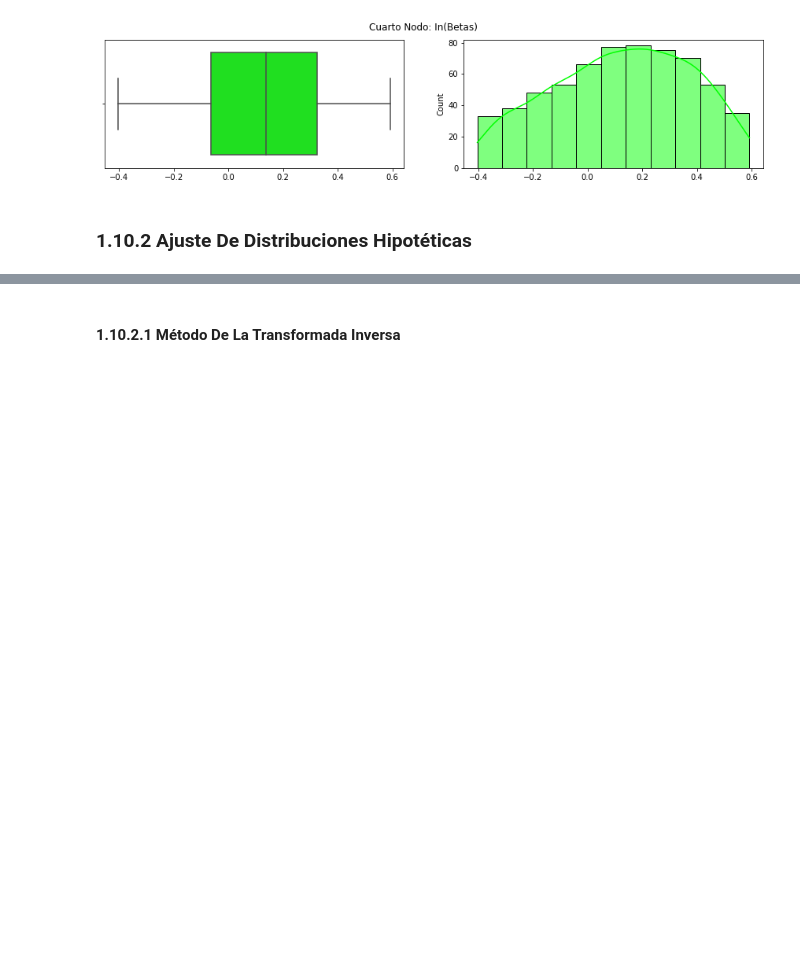
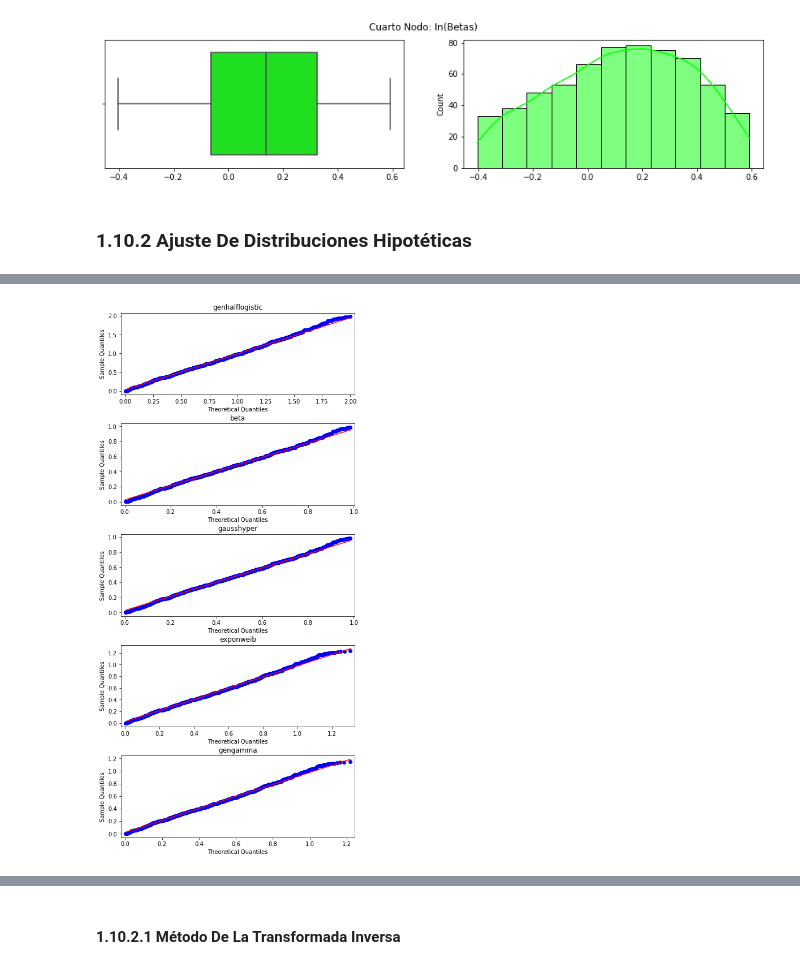
Before and after one commit to EMarquez7/Proyecto_DALopez_EMarquez, a Jupyter notebook: ProyectoModulo1_LazarenoD_DelgadoE.ipynb, the cells around one changed output, grey strips where cells are left out. Drawn from its saved outputs; the diff is of its cells as text; code cells hidden in the pictures; blank space fills up the shorter version.

```diff
--- a/ProyectoModulo1_LazarenoD_DelgadoE.ipynb
+++ b/ProyectoModulo1_LazarenoD_DelgadoE.ipynb
@@ -803,0 +819,4 @@ boxAndHistPlot(data4_log, (15, 3), "lime", "Cuarto Nodo: In(Betas)")
+# %%
+qqPlot(data4, fitting4, (7, 14))
+# %% [output]
+[figure, added]
```
Also changed, not shown: parts of 22 cells of this notebook.
